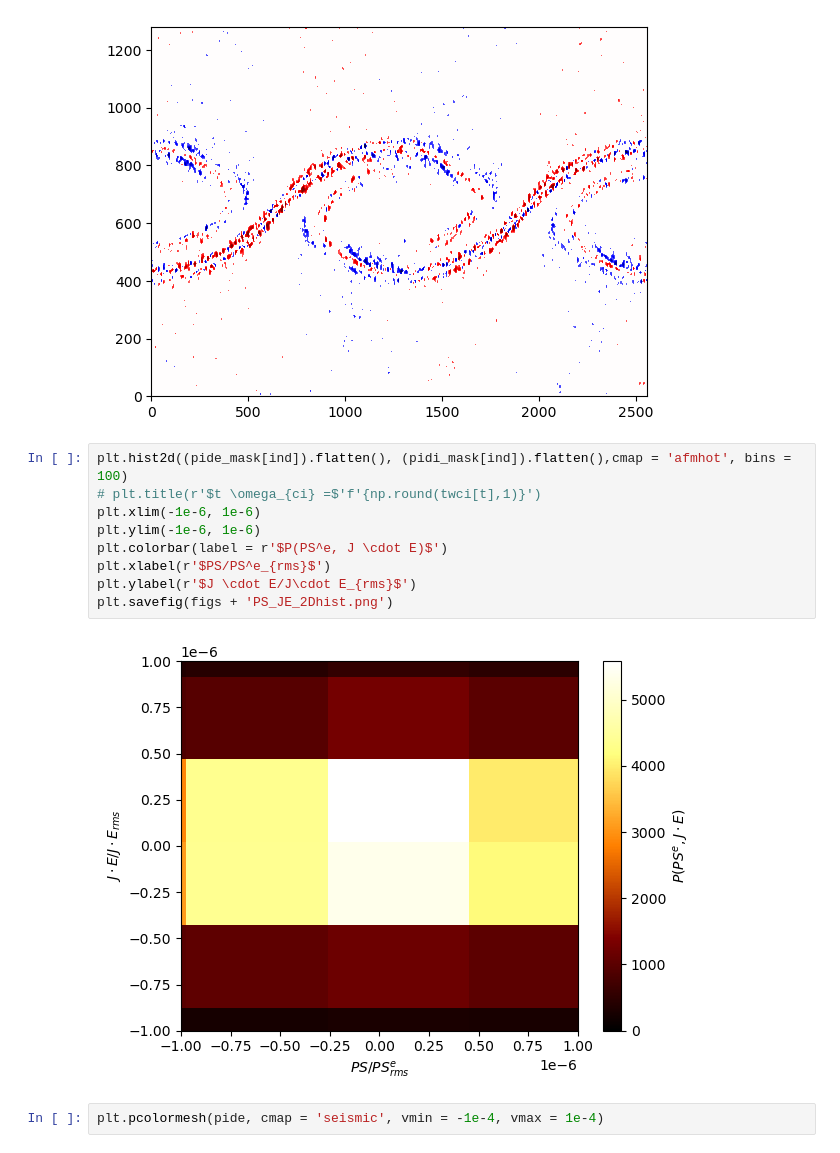
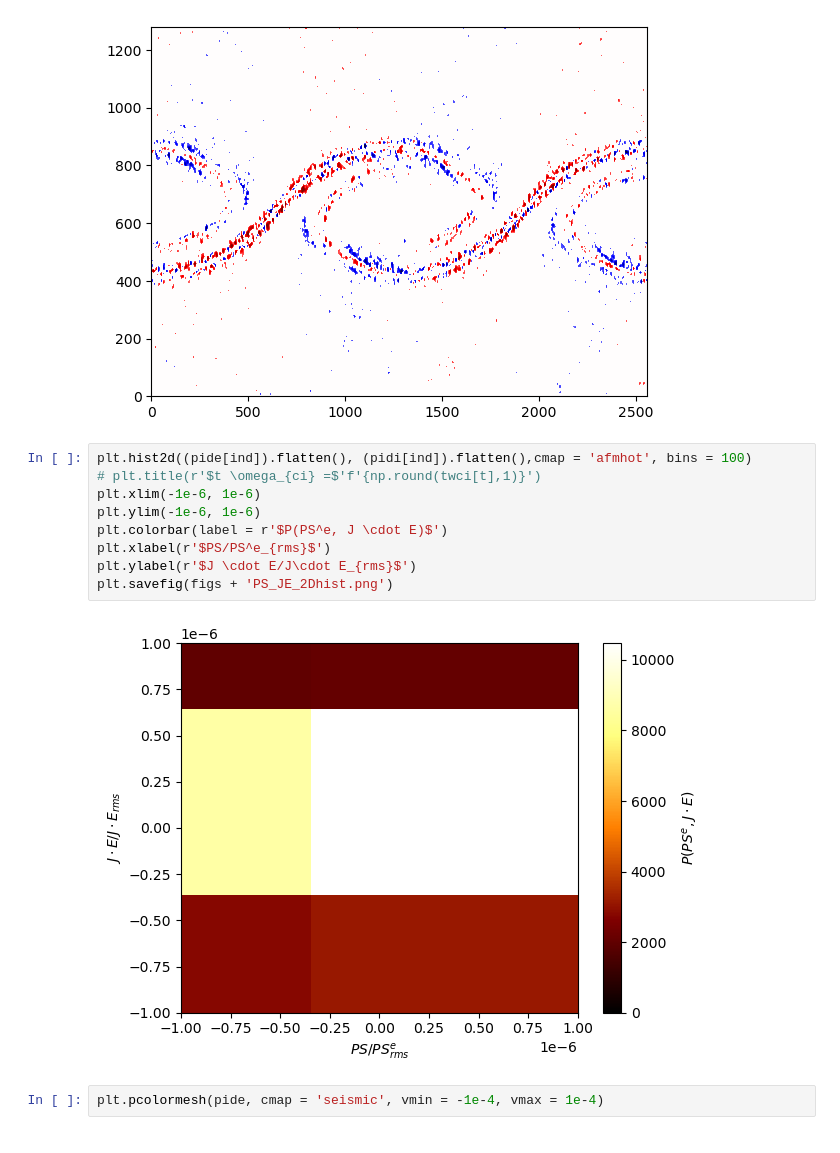
Before and after one commit to jgoodwill1/TurbPy, a Jupyter notebook: Analysis/Jupyter/JE_PS_2DHist.ipynb, the cells around one changed output. Saved outputs shown, nothing was run; the diff lists cells and outputs as text.

```diff
--- a/Analysis/Jupyter/JE_PS_2DHist.ipynb
+++ b/Analysis/Jupyter/JE_PS_2DHist.ipynb
@@ -216,16 +217,16 @@ plt.pcolormesh(JE_mask, cmap = 'seismic', vmin = -1e-4, vmax = 1e-4)
 <matplotlib.collections.QuadMesh at 0x...>
 [figure]
 # %%
-plt.hist2d((pide_mask[ind]).flatten(), (pidi_mask[ind]).flatten(),cmap = 'afmhot', bins = 100)
+plt.hist2d((pide[ind]).flatten(), (pidi[ind]).flatten(),cmap = 'afmhot', bins = 100)
 # plt.title(r'$t \omega_{ci} =$'f'{np.round(twci[t],1)}')
 plt.xlim(-1e-6, 1e-6)
 plt.ylim(-1e-6, 1e-6)
 plt.colorbar(label = r'$P(PS^e, J \cdot E)$')
 plt.xlabel(r'$PS/PS^e_{rms}$')
 plt.ylabel(r'$J \cdot E/J\cdot E_{rms}$')
 plt.savefig(figs + 'PS_JE_2Dhist.png')
 # %% [output]
-[figure, old version]
+[figure, new version]
 # %%
 plt.pcolormesh(pide, cmap = 'seismic', vmin = -1e-4, vmax = 1e-4)
 # %% [output]
```
Also changed, not shown: parts of 12 cells of this notebook.
